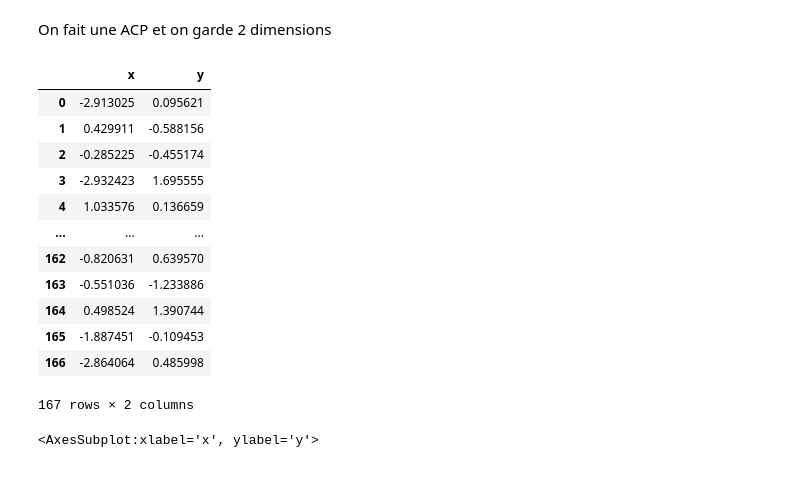
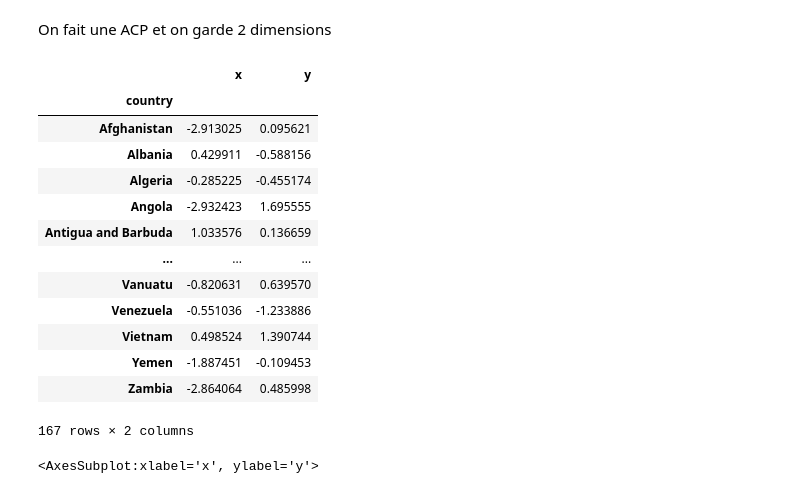
Before and after one commit to Vincent-Ta/Country_classification, a Jupyter notebook: main.ipynb, the cells around one changed output. Cells and saved outputs as stored; diff of their text form; code cells hidden in the pictures.

Commit message:
ajout des index

```diff
--- a/main.ipynb
+++ b/main.ipynb
@@ -180,22 +183,23 @@ On fait une ACP et on garde 2 dimensions
 # %%
 pca = PCA(n_components=2)
 np_pca = pca.fit_transform(standart_country)
-country_pca = pd.DataFrame(np_pca, columns = ['x','y'])
+country_pca = pd.DataFrame(np_pca, columns = ['x','y'], index=country_data.index)
 
 country_pca
 # %% [output]
 |  | x | y |
-| 0 | -2.913025 | 0.095621 |
-| 1 | 0.429911 | -0.588156 |
-| 2 | -0.285225 | -0.455174 |
-| 3 | -2.932423 | 1.695555 |
-| 4 | 1.033576 | 0.136659 |
+| country |  |  |
+| Afghanistan | -2.913025 | 0.095621 |
+| Albania | 0.429911 | -0.588156 |
+| Algeria | -0.285225 | -0.455174 |
+| Angola | -2.932423 | 1.695555 |
+| Antigua and Barbuda | 1.033576 | 0.136659 |
 | ... | ... | ... |
-| 162 | -0.820631 | 0.639570 |
-| 163 | -0.551036 | -1.233886 |
-| 164 | 0.498524 | 1.390744 |
-| 165 | -1.887451 | -0.109453 |
-| 166 | -2.864064 | 0.485998 |
+| Vanuatu | -0.820631 | 0.639570 |
+| Venezuela | -0.551036 | -1.233886 |
+| Vietnam | 0.498524 | 1.390744 |
+| Yemen | -1.887451 | -0.109453 |
+| Zambia | -2.864064 | 0.485998 |
 167 rows × 2 columns
 # %%
 sns.scatterplot(data=country_pca, x='x', y='y')
```
Also changed, not shown: parts of 4 cells of this notebook.
